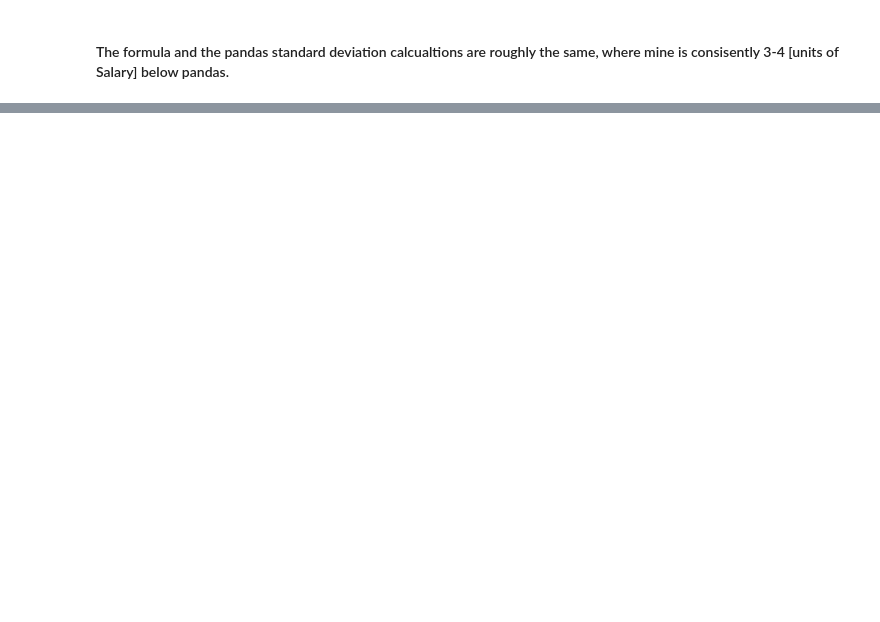
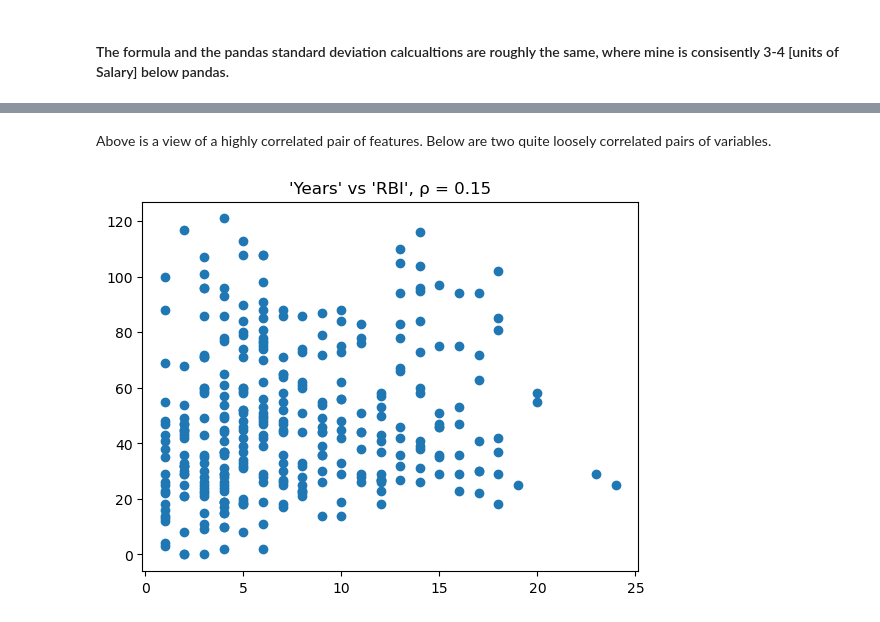
Before and after one commit to matthewpkearney/cs559_hw8, a Jupyter notebook: MatthewKearney_hw8.ipynb, the cells around one changed output, grey strips where cells are left out. Saved outputs shown, nothing was run; the diff lists cells and outputs as text; code cells hidden in the pictures; blank space fills up the shorter version.

```diff
--- a/MatthewKearney_hw8.ipynb
+++ b/MatthewKearney_hw8.ipynb
@@ -172,0 +200,8 @@ pandas standard deviation calculation: 403.3655195582041
+# %% [markdown]
+Above is a view of a highly correlated pair of features. Below are two quite loosely correlated pairs of variables.
+# %%
+plt.scatter(DF['Years'], DF['RBI'])
+plt.title(f"'Years' vs 'RBI', ρ = {round(corr_matrix['Years']['RBI'], 2)}")
+plt.show()
+# %% [output]
+[figure, added]
```
Also changed, not shown: parts of 11 cells of this notebook.
